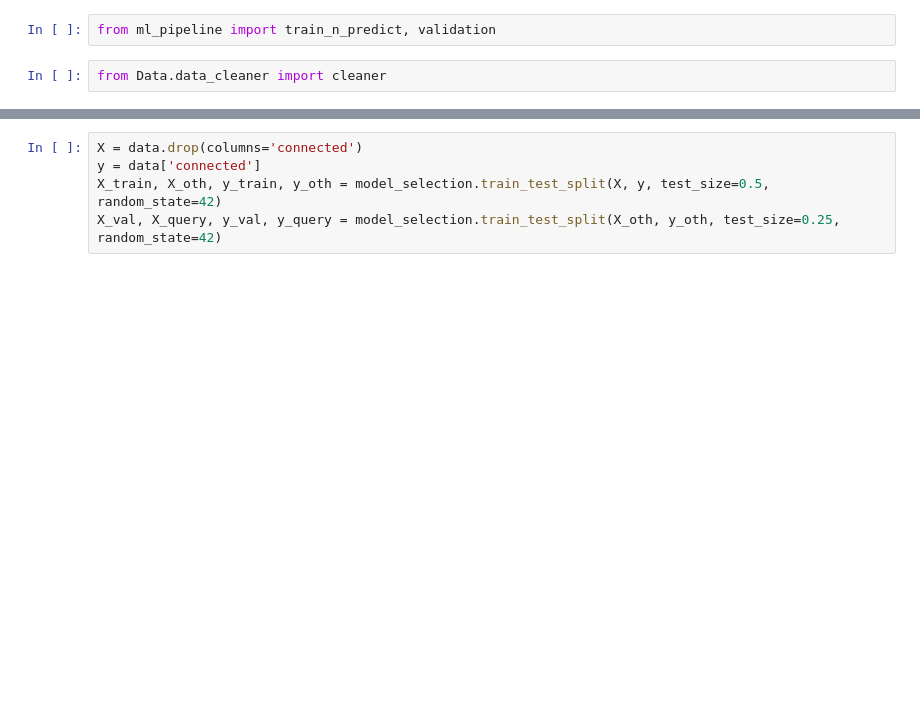
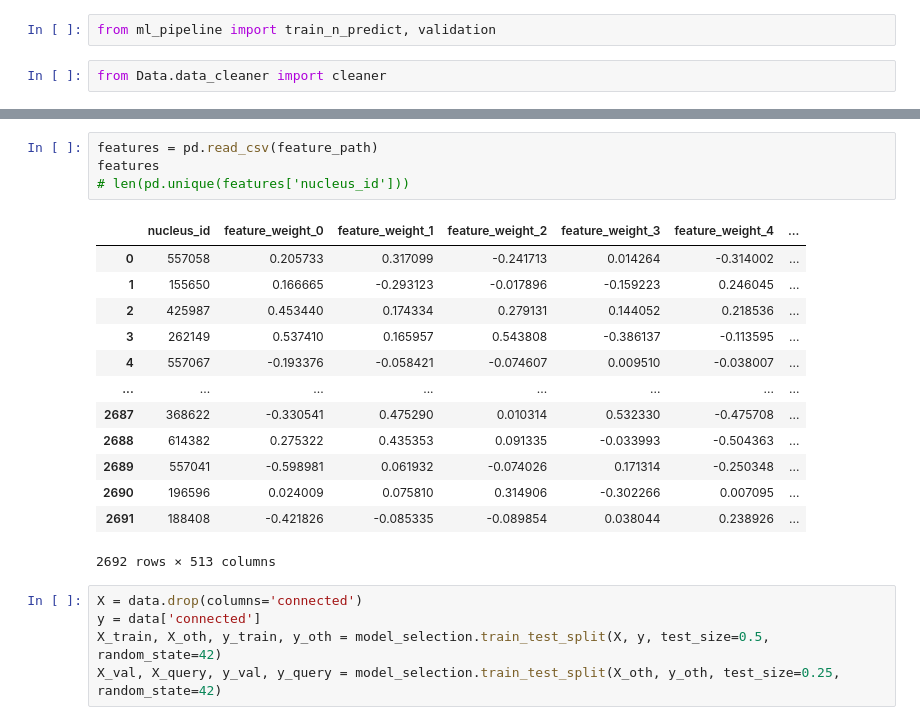
Before and after one commit to gwang034/elecfinal, a Jupyter notebook: Didi/Testing_ml_pipeline.ipynb, the cells around one changed output, grey strips where cells are left out. Saved outputs shown, nothing was run; the diff lists cells and outputs as text; blank space fills up the shorter version.

```diff
--- a/Didi/Testing_ml_pipeline.ipynb
+++ b/Didi/Testing_ml_pipeline.ipynb
@@ -36,3 +51,21 @@ data = cleaner(train_path, feature_path, morph_path)
+# %%
+features = pd.read_csv(feature_path)
+features
+# len(pd.unique(features['nucleus_id']))
+# %% [output]
+|  | nucleus_id | feature_weight_0 | feature_weight_1 | feature_weight_2 | feature_weight_3 | feature_weight_4 | ... |
+| 0 | 557058 | 0.205733 | 0.317099 | -0.241713 | 0.014264 | -0.314002 | ... |
+| 1 | 155650 | 0.166665 | -0.293123 | -0.017896 | -0.159223 | 0.246045 | ... |
+| 2 | 425987 | 0.453440 | 0.174334 | 0.279131 | 0.144052 | 0.218536 | ... |
+| 3 | 262149 | 0.537410 | 0.165957 | 0.543808 | -0.386137 | -0.113595 | ... |
+| 4 | 557067 | -0.193376 | -0.058421 | -0.074607 | 0.009510 | -0.038007 | ... |
+| ... | ... | ... | ... | ... | ... | ... | ... |
+| 2687 | 368622 | -0.330541 | 0.475290 | 0.010314 | 0.532330 | -0.475708 | ... |
+| 2688 | 614382 | 0.275322 | 0.435353 | 0.091335 | -0.033993 | -0.504363 | ... |
+| 2689 | 557041 | -0.598981 | 0.061932 | -0.074026 | 0.171314 | -0.250348 | ... |
+| 2690 | 196596 | 0.024009 | 0.075810 | 0.314906 | -0.302266 | 0.007095 | ... |
+| 2691 | 188408 | -0.421826 | -0.085335 | -0.089854 | 0.038044 | 0.238926 | ... |
+2692 rows × 513 columns
 # %%
 X = data.drop(columns='connected')
 y = data['connected']
```
Also changed, not shown: parts of 6 cells of this notebook.
